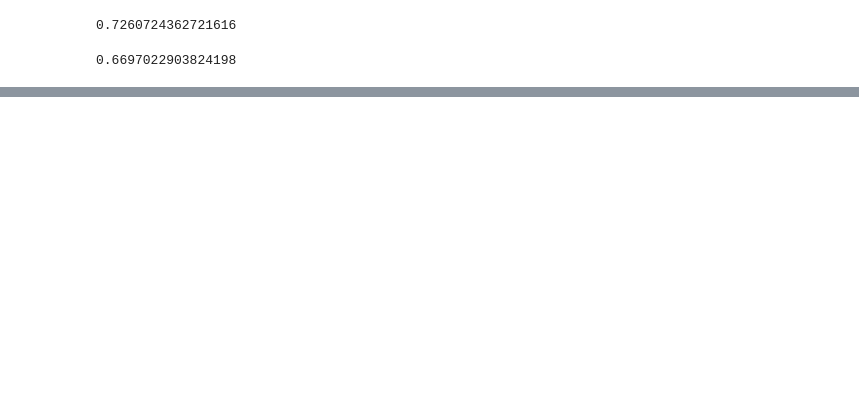
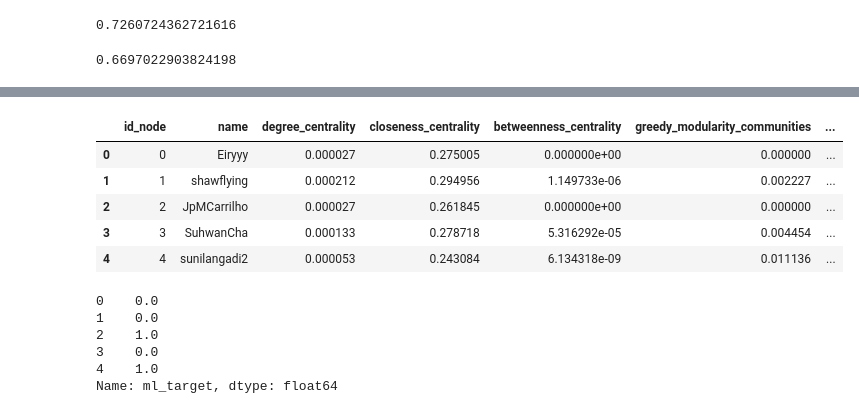
Before and after one commit to davguifer/AprendizajeAtomaticoRelacional-G2, a Jupyter notebook: Modelos_De_Aprendizaje/NaiveBayes.ipynb, the cells around one changed output, grey strips where cells are left out. Saved outputs shown, nothing was run; the diff lists cells and outputs as text; code cells hidden in the pictures; blank space fills up the shorter version.

```diff
--- a/Modelos_De_Aprendizaje/NaiveBayes.ipynb
+++ b/Modelos_De_Aprendizaje/NaiveBayes.ipynb
@@ -280,0 +301,23 @@ Al analizar nuestros resultados, observamos que el mejor puntaje se logra al est
+# %%
+atributos_discretos = ['name']
+atributos_continuos = ['degree_centrality','closeness_centrality','betweenness_centrality','greedy_modularity_communities','Core number','asyn_lpa_communities']
+atributos = nodesWithoutClustering.loc[:,['id_node'] + atributos_discretos + atributos_continuos]
+atributos.head()
+# %% [output]
+|  | id_node | name | degree_centrality | closeness_centrality | betweenness_centrality | greedy_modularity_communities | ... |
+| 0 | 0 | Eiryyy | 0.000027 | 0.275005 | 0.000000e+00 | 0.000000 | ... |
+| 1 | 1 | shawflying | 0.000212 | 0.294956 | 1.149733e-06 | 0.002227 | ... |
+| 2 | 2 | JpMCarrilho | 0.000027 | 0.261845 | 0.000000e+00 | 0.000000 | ... |
+| 3 | 3 | SuhwanCha | 0.000133 | 0.278718 | 5.316292e-05 | 0.004454 | ... |
+| 4 | 4 | sunilangadi2 | 0.000053 | 0.243084 | 6.134318e-09 | 0.011136 | ... |
+# %%
+# Objetivo
+objetivo = nodesWithoutClustering['ml_target']
+objetivo.head()
+# %% [output]
+0    0.0
+1    0.0
+2    1.0
+3    0.0
+4    1.0
+Name: ml_target, dtype: float64
```
Also changed, not shown: parts of 85 cells of this notebook.
